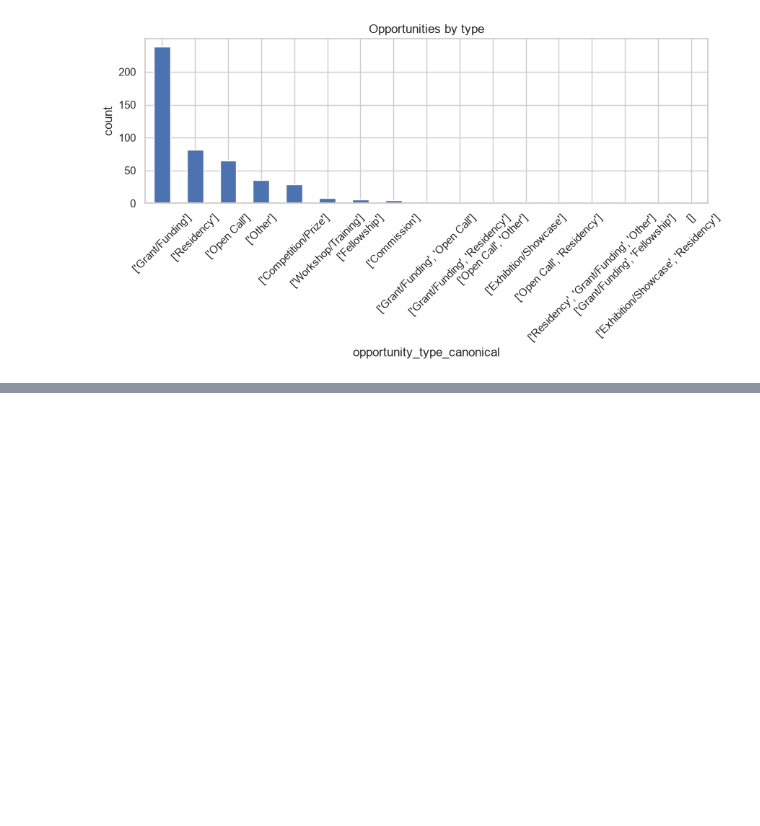
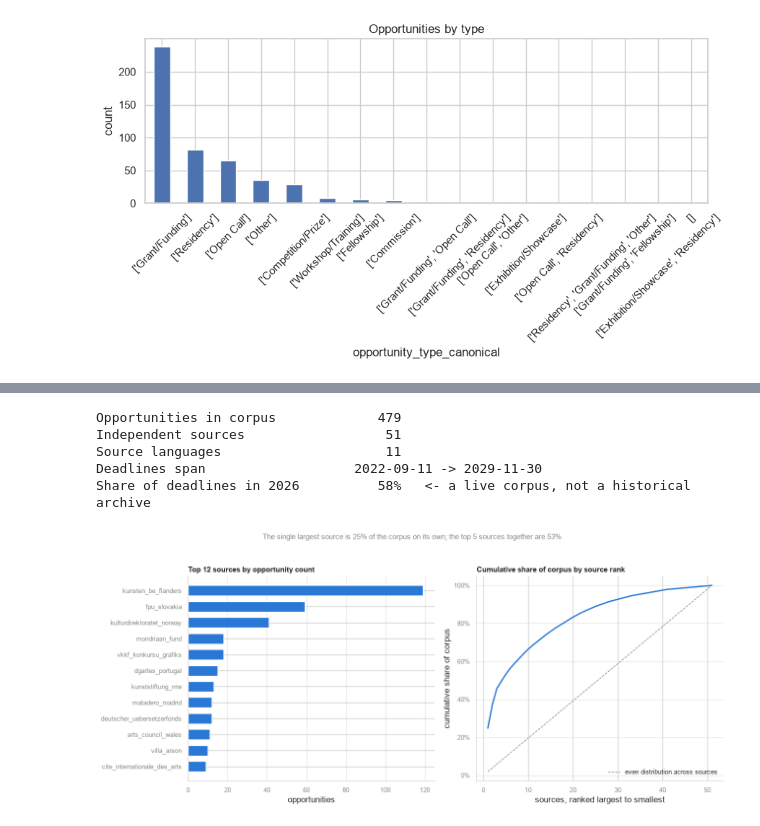
Before and after one commit to Lucaisok/open_art, a Jupyter notebook: notebooks/eda.ipynb, the cells around one changed output, grey strips where cells are left out. Cells and saved outputs as stored; diff of their text form; code cells hidden in the pictures; blank space fills up the shorter version.

```diff
--- a/notebooks/eda.ipynb
+++ b/notebooks/eda.ipynb
@@ -328,0 +358,49 @@ Name: count, dtype: int64
+# %%
+deadline_dates = pd.to_datetime(df["deadline_date"], errors="coerce")
+
+print(f"{'Opportunities in corpus':32s} {len(df):>6,}")
+print(f"{'Independent sources':32s} {df['source'].nunique():>6,}")
+print(f"{'Source languages':32s} {df['language'].nunique():>6,}")
+print(f"{'Deadlines span':32s} {deadline_dates.min().date()} -> {deadline_dates.max().date()}")
+print(f"{'Share of deadlines in 2026':32s} {(deadline_dates.dt.year == 2026).mean():>6.0%}   <- a live corpus, not a historical archive")
+# %% [output]
+Opportunities in corpus             479
+Independent sources                  51
+Source languages                     11
+Deadlines span                   2022-09-11 -> 2029-11-30
+Share of deadlines in 2026          58%   <- a live corpus, not a historical archive
+# %%
+source_counts = df["source"].value_counts()
+cum_share = source_counts.cumsum() / source_counts.sum()
+
+fig, axes = plt.subplots(1, 2, figsize=(13, 5.5))
+
+top_n = 12
+axes[0].barh(source_counts.head(top_n).index[::-1], source_counts.head(top_n).values[::-1],
+             color=CATEGORICAL[0], height=0.65, zorder=3)
+axes[0].set_title(f"Top {top_n} sources by opportunity count", loc="left", fontsize=11, fontweight="bold")
+axes[0].set_xlabel("opportunities")
+style_axis(axes[0], horizontal=True)
+
+rank = range(1, len(cum_share) + 1)
+axes[1].plot(rank, cum_share.values, color=CATEGORICAL[0], linewidth=2, zorder=3)
+axes[1].plot([1, len(cum_share)], [1 / len(cum_share), 1], color=MUTED_INK, linewidth=1,
+             linestyle="--", zorder=2, label="even distribution across sources")
+axes[1].set_title("Cumulative share of corpus by source rank", loc="left", fontsize=11, fontweight="bold")
+axes[1].set_xlabel("sources, ranked largest to smallest")
+axes[1].set_ylabel("cumulative share of corpus")
+axes[1].yaxis.set_major_formatter(FuncFormatter(lambda y, _: f"{y:.0%}"))
+axes[1].legend(frameon=False, fontsize=9, loc="lower right")
+style_axis(axes[1])
+
+top_source_share = source_counts.iloc[0] / source_counts.sum()
+top5_share = source_counts.head(5).sum() / source_counts.sum()
+fig.suptitle(
+    f"The single largest source is {top_source_share:.0%} of the corpus on its own; "
+    f"the top 5 sources together are {top5_share:.0%}",
+    fontsize=10.5, color=MUTED_INK, y=1.03,
+)
+plt.tight_layout()
+plt.show()
+# %% [output]
+[figure, added]
```
Also changed, not shown: parts of 16 cells of this notebook.
